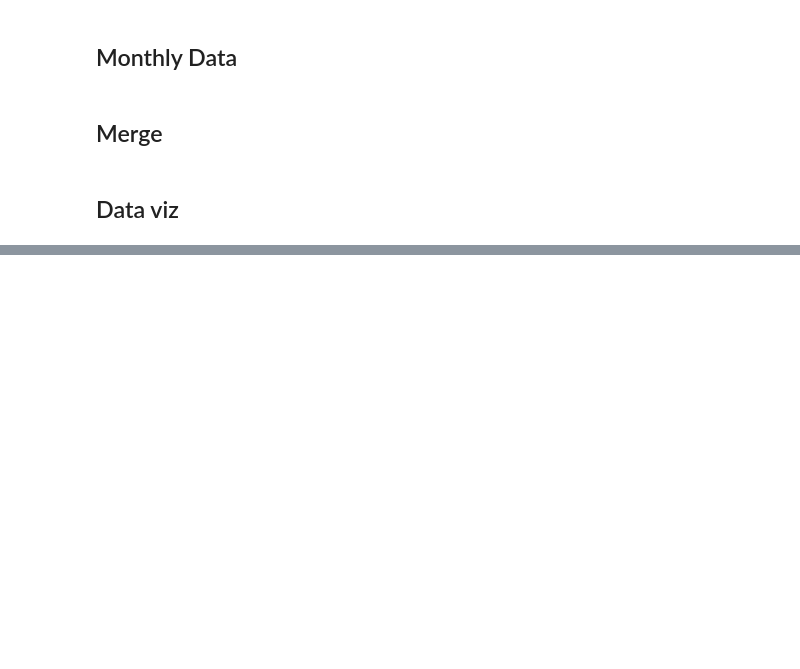
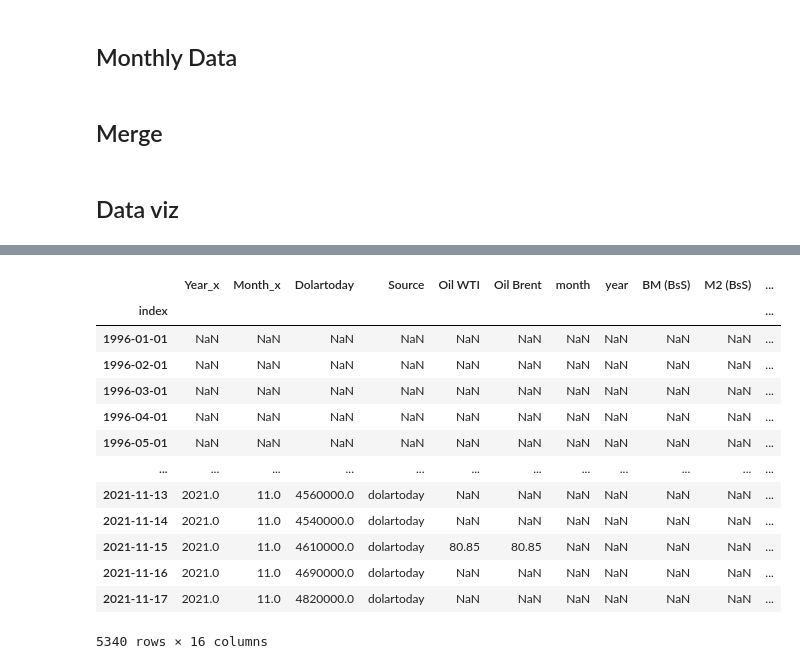
Before and after one commit to frankmuci/venezuela_fx, a Jupyter notebook: notebooks/merge_daily_weekly_monthly_data.ipynb, the cells around one changed output, grey strips where cells are left out. Cells and saved outputs as stored; diff of their text form; code cells hidden in the pictures; blank space fills up the shorter version.

```diff
--- a/notebooks/merge_daily_weekly_monthly_data.ipynb
+++ b/notebooks/merge_daily_weekly_monthly_data.ipynb
@@ -57,0 +67,17 @@ plt.yscale('log')
+# %%
+df_viz
+# %% [output]
+|  | Year_x | Month_x | Dolartoday | Source | Oil WTI | Oil Brent | month | year | BM (BsS) | M2 (BsS) | ... |
+| index |  |  |  |  |  |  |  |  |  |  | ... |
+| 1996-01-01 | NaN | NaN | NaN | NaN | NaN | NaN | NaN | NaN | NaN | NaN | ... |
+| 1996-02-01 | NaN | NaN | NaN | NaN | NaN | NaN | NaN | NaN | NaN | NaN | ... |
+| 1996-03-01 | NaN | NaN | NaN | NaN | NaN | NaN | NaN | NaN | NaN | NaN | ... |
+| 1996-04-01 | NaN | NaN | NaN | NaN | NaN | NaN | NaN | NaN | NaN | NaN | ... |
+| 1996-05-01 | NaN | NaN | NaN | NaN | NaN | NaN | NaN | NaN | NaN | NaN | ... |
+| ... | ... | ... | ... | ... | ... | ... | ... | ... | ... | ... | ... |
+| 2021-11-13 | 2021.0 | 11.0 | 4560000.0 | dolartoday | NaN | NaN | NaN | NaN | NaN | NaN | ... |
+| 2021-11-14 | 2021.0 | 11.0 | 4540000.0 | dolartoday | NaN | NaN | NaN | NaN | NaN | NaN | ... |
+| 2021-11-15 | 2021.0 | 11.0 | 4610000.0 | dolartoday | 80.85 | 80.85 | NaN | NaN | NaN | NaN | ... |
+| 2021-11-16 | 2021.0 | 11.0 | 4690000.0 | dolartoday | NaN | NaN | NaN | NaN | NaN | NaN | ... |
+| 2021-11-17 | 2021.0 | 11.0 | 4820000.0 | dolartoday | NaN | NaN | NaN | NaN | NaN | NaN | ... |
+5340 rows × 16 columns
```
Also changed, not shown: parts of 12 cells of this notebook, 2 other files.
